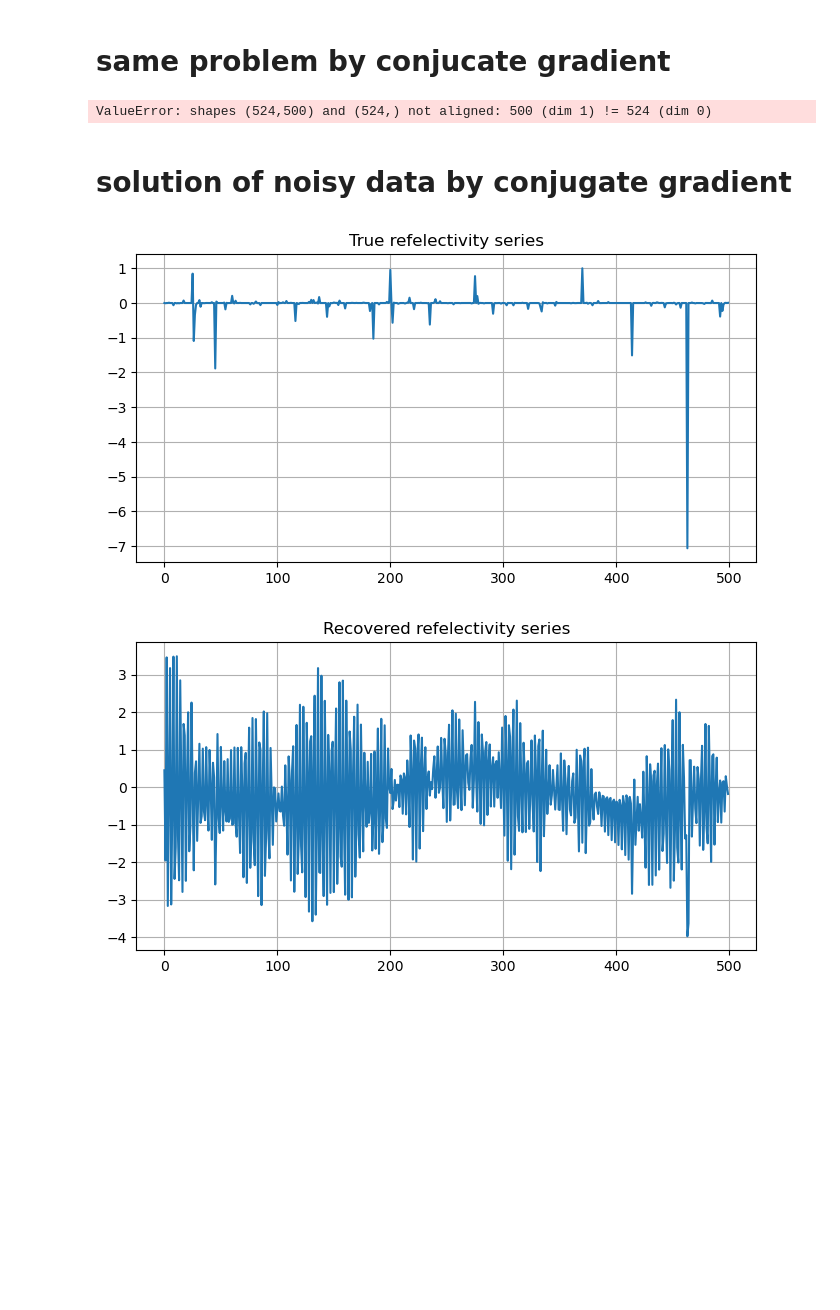
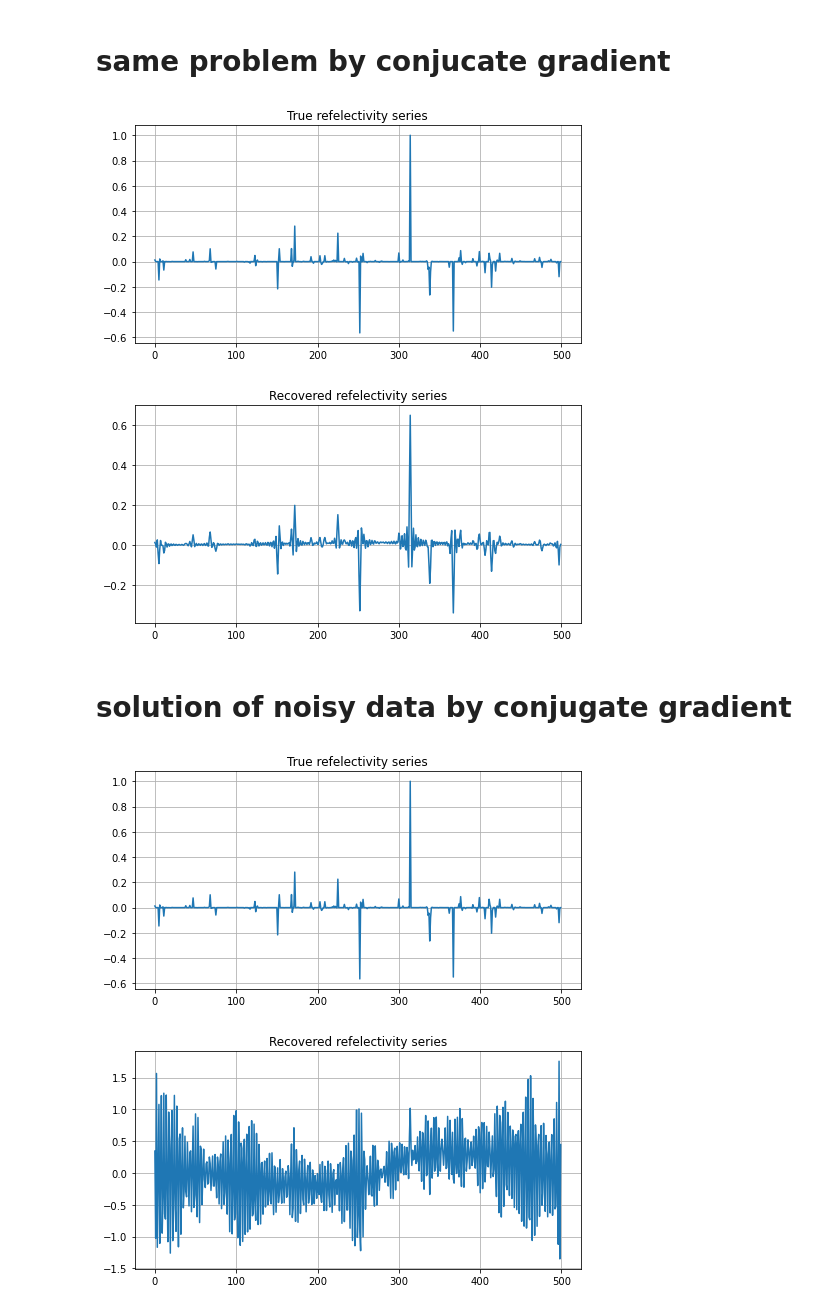
Before and after one commit to nasser00/Naveen-project, a Jupyter notebook: gernerating data and solve for reflectivity_nk.ipynb, the cells around one changed output. Drawn from its saved outputs; the diff is of its cells as text; code cells hidden in the pictures; blank space fills up the shorter version.

```diff
--- a/gernerating data and solve for reflectivity_nk.ipynb
+++ b/gernerating data and solve for reflectivity_nk.ipynb
@@ -62,11 +65,11 @@ np.shape(dnew)
 
 p=len(d)
 q=len(y)
-xo=np.hstack((np.zeros(p-q+1)))
+xo=np.hstack((np.zeros(p-q+1)))+0.01
 #xo=xo.reshape(len(xo),1)
 col=np.hstack((y,np.zeros(p-q)))
 row=np.hstack((y[0],np.zeros(p-q)))
 from scipy.linalg import toeplitz
 A=toeplitz(col,row)
-np.shape(A)
+np.shape(xo)
 # %% [output]
@@ -110,14 +113,10 @@ def decon(A,b,xo, Max_iter):
     return x_sol, final_iter
 # %%
 def decon_reg(A,b,xo,my_lambda,Max_iter):
-    x1=[]
-    x2=[]
     mat_norm=[]
     i=0
     while i<Max_iter:
         mat_norm.append(np.linalg.norm(b-np.dot(A,xo)))
-#         x1.append(xo[0])
-#         x2.append(xo[1])
         temp=(np.dot(A,xo)-b)
         r=np.dot(A.T,temp)+my_lambda*xo
         beta=0.1;#np.dot(r.T,r)/np.dot(r.T,np.dot(A.T,b))
@@ -202,0 +204,16 @@ plt.show()
+# %%
+my_lambda=np.logspace(-3,0.5,20)
+x=[]
+y=[]
+for i in my_lambda:
+    x_sol,itr=decon_reg(A,dnew,xo,i,500)
+    x.append((np.linalg.norm(x_sol))**2)
+    y.append((np.linalg.norm(dnew-np.dot(A,x_sol)))**2)
+plt.figure(figsize=(8, 4))
+plt.loglog(x,y,".-")
+plt.title('L curve')
+plt.ylabel("residual norm")
+plt.xlabel("solution norm ")
+plt.grid(True)
+for i in range(len(x)):
+    plt.text(x[i],y[i],""+str(np.round(my_lambda[i],2)),fontsize=6)
@@ -224,6 +241,9 @@ plt.show()
 import numpy as np
 
 def conjugate_gradient(A, b, xo, Max_iter,tol=0.000001):
+    a=A
+    A=np.dot(a.T,a)
+    b=np.dot(a.T,b)
     x = xo
     r = b - np.dot(A, x)
     d = r
@@ -262,23 +282,24 @@ plt.title('Recovered refelectivity series')
 plt.grid(True)
 plt.show()
 # %% [output]
-ValueError: shapes (524,500) and (524,) not aligned: 500 (dim 1) != 524 (dim 0)
+[figure, added]
+[figure, added]
 # %% [markdown]
 # solution of noisy data by conjugate gradient
 # %%
-x_sol_cg_noise, final_iter_cg_noise=conjugate_gradient(A, dnew, xo, Max_iter,tol=0.000001)
+x_sol_cg_noise, final_iter_cg_noise=conjugate_gradient(A, dnew, xo, 500,tol=0.000001)
 
 plt.figure(figsize=(8, 4))
 plt.plot(r)
 plt.title('True refelectivity series')
 plt.grid(True)
 plt.show()
 
 plt.figure(figsize=(8, 4))
 plt.plot(x_sol_cg_noise)
 plt.title('Recovered refelectivity series')
 plt.grid(True)
 plt.show()
 # %% [output]
-[figure, old version]
+[figure, new version]
-[figure, old version]
+[figure, new version]
```
Also changed, not shown: parts of 24 cells of this notebook.
